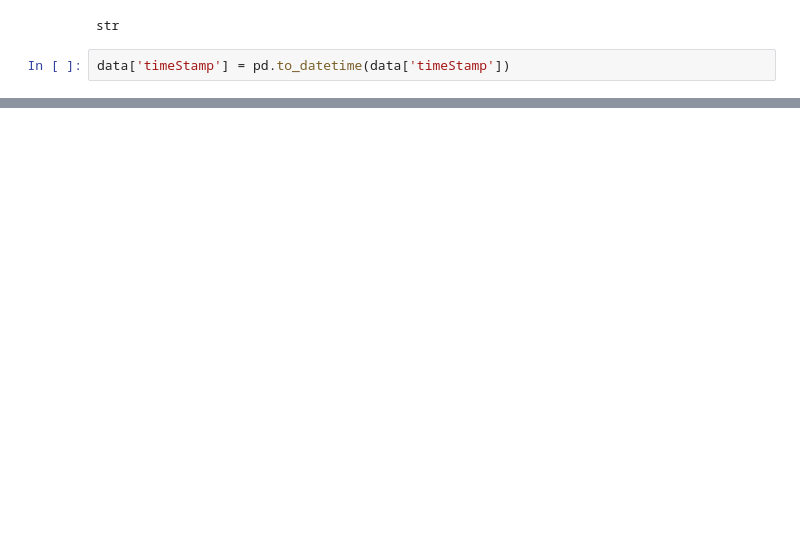
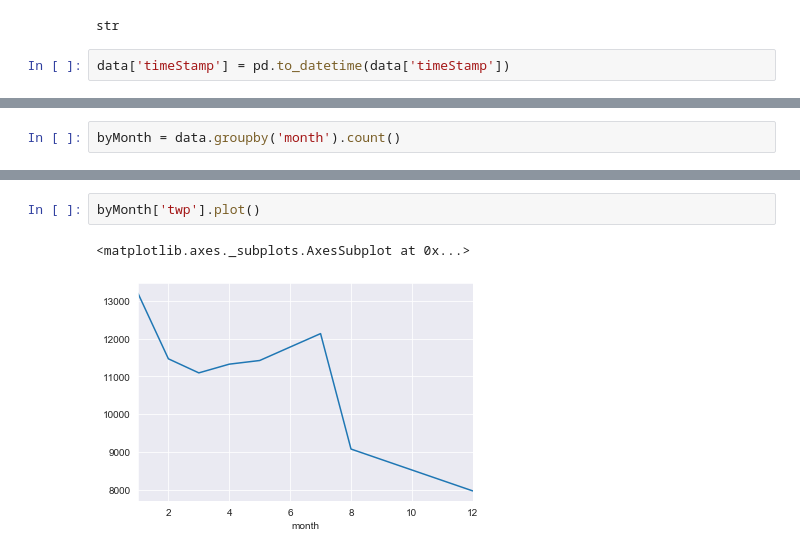
Before and after one commit to Sojiknight/PyDatSciStuds, a Jupyter notebook: Data_Capstone_Projects.ipynb, the cells around one changed output, grey strips where cells are left out. Cells and saved outputs as stored; diff of their text form; blank space fills up the shorter version.

```diff
--- a/Data_Capstone_Projects.ipynb
+++ b/Data_Capstone_Projects.ipynb
@@ -105,0 +136,2 @@ data['timeStamp'] = pd.to_datetime(data['timeStamp'])
+# %%
+byMonth = data.groupby('month').count()
@@ -105,0 +148,5 @@ data['timeStamp'] = pd.to_datetime(data['timeStamp'])
+# %%
+byMonth['twp'].plot()
+# %% [output]
+<matplotlib.axes._subplots.AxesSubplot at 0x...>
+[figure, added]
```
Also changed, not shown: parts of 27 cells of this notebook.
